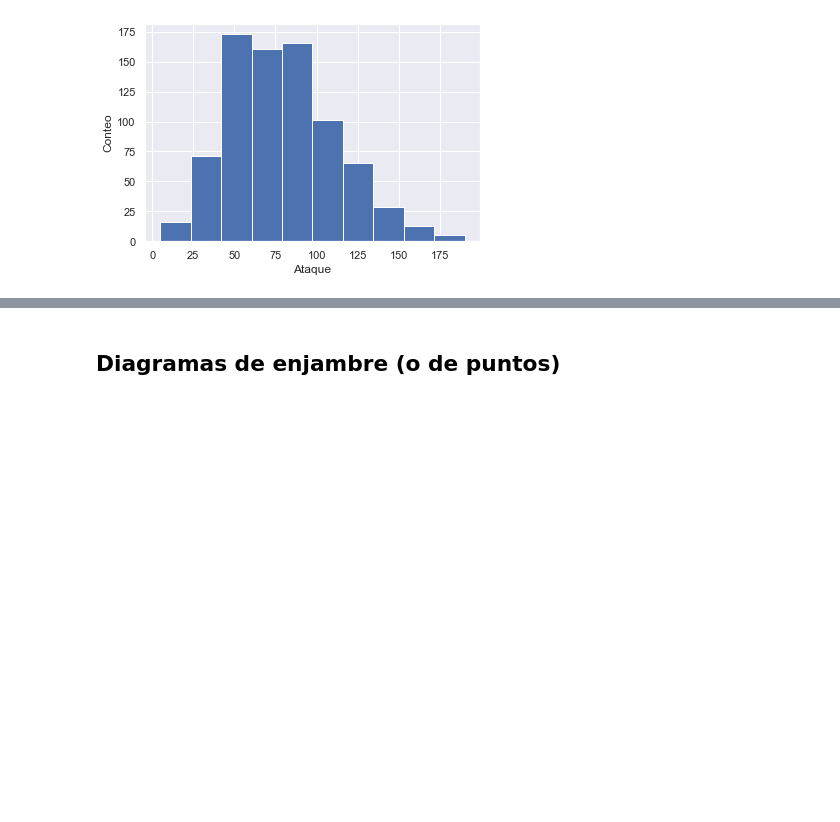
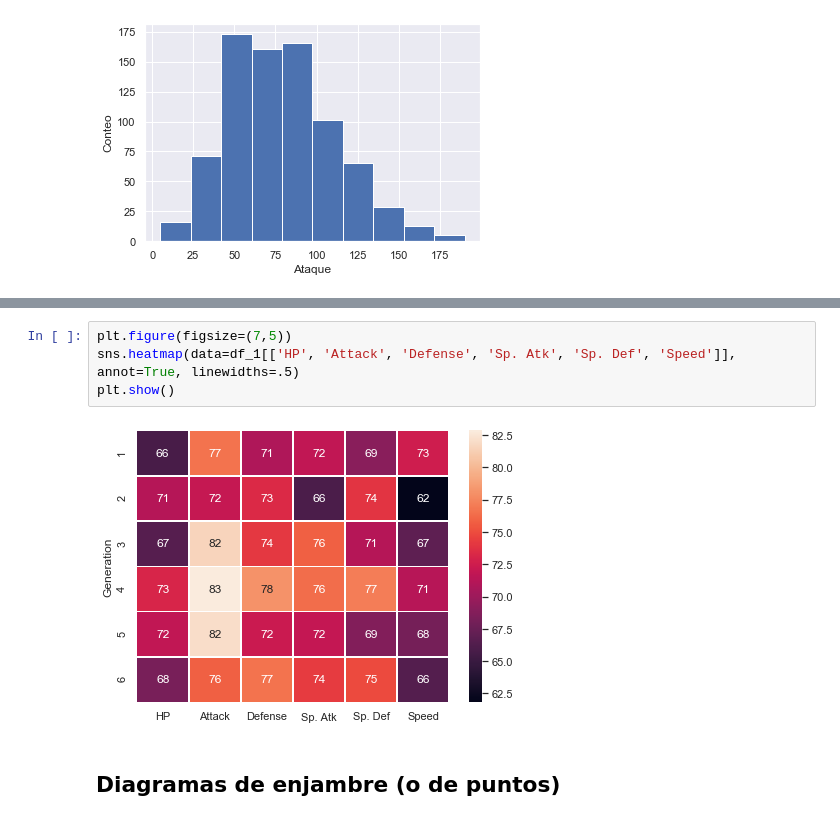
Before and after one commit to OPALO-ESTADISTICA/Estadistica, a Jupyter notebook: Análisis exploratorio de datos.ipynb, the cells around one changed output, grey strips where cells are left out. Cells and saved outputs as stored; diff of their text form; blank space fills up the shorter version.

```diff
--- a/Análisis exploratorio de datos.ipynb
+++ b/Análisis exploratorio de datos.ipynb
@@ -40,3 +56,9 @@ plt.ylabel("Conteo");  # Nombre del eje y
+# %%
+plt.figure(figsize=(7,5))
+sns.heatmap(data=df_1[['HP', 'Attack', 'Defense', 'Sp. Atk', 'Sp. Def', 'Speed']], annot=True, linewidths=.5)
+plt.show()
+# %% [output]
+[figure, added]
 # %% [markdown]
 ## Diagramas de enjambre (o de puntos)
 # %% [markdown]
```
Also changed, not shown: parts of 5 cells of this notebook, 2 other files.
